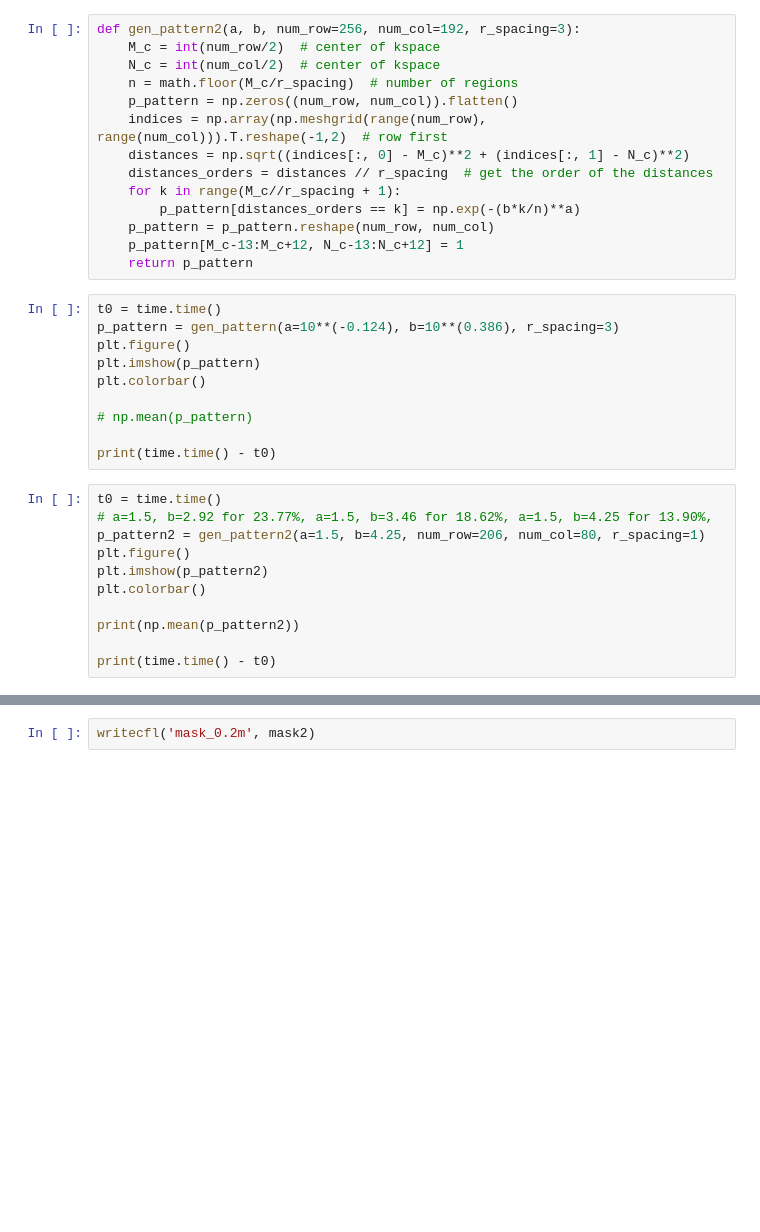
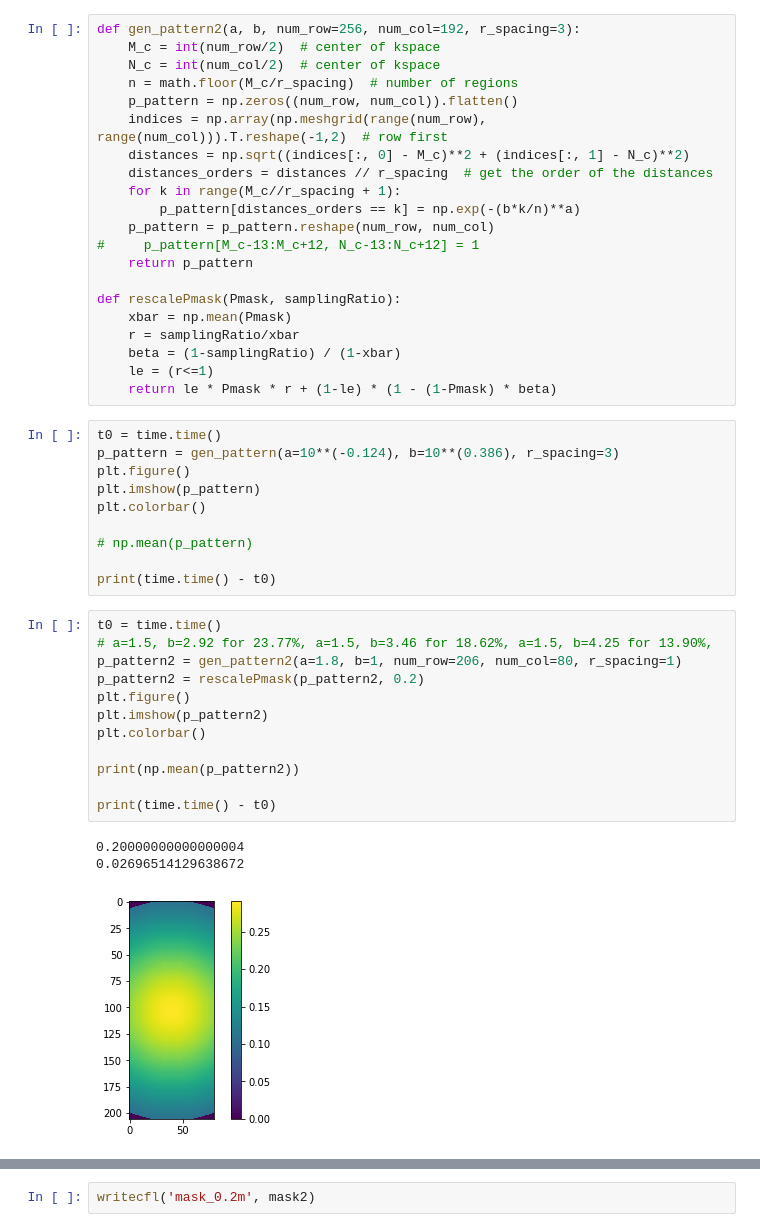
Before and after one commit to Jinwei1209/LARO, a Jupyter notebook: bayesOpt/sum-opt.ipynb, the cells around one changed output, grey strips where cells are left out. Drawn from its saved outputs; the diff is of its cells as text; blank space fills up the shorter version.

```diff
--- a/bayesOpt/sum-opt.ipynb
+++ b/bayesOpt/sum-opt.ipynb
@@ -54,8 +54,15 @@ def gen_pattern2(a, b, num_row=256, num_col=192, r_spacing=3):
     for k in range(M_c//r_spacing + 1):
         p_pattern[distances_orders == k] = np.exp(-(b*k/n)**a)
     p_pattern = p_pattern.reshape(num_row, num_col)
-    p_pattern[M_c-13:M_c+12, N_c-13:N_c+12] = 1
+#     p_pattern[M_c-13:M_c+12, N_c-13:N_c+12] = 1
     return p_pattern
+
+def rescalePmask(Pmask, samplingRatio):
+    xbar = np.mean(Pmask)
+    r = samplingRatio/xbar
+    beta = (1-samplingRatio) / (1-xbar)
+    le = (r<=1)
+    return le * Pmask * r + (1-le) * (1 - (1-Pmask) * beta)
 # %%
 t0 = time.time()
 p_pattern = gen_pattern(a=10**(-0.124), b=10**(0.386), r_spacing=3)
@@ -69,14 +76,19 @@ print(time.time() - t0)
 # %%
 t0 = time.time()
 # a=1.5, b=2.92 for 23.77%, a=1.5, b=3.46 for 18.62%, a=1.5, b=4.25 for 13.90%,
-p_pattern2 = gen_pattern2(a=1.5, b=4.25, num_row=206, num_col=80, r_spacing=1)
+p_pattern2 = gen_pattern2(a=1.8, b=1, num_row=206, num_col=80, r_spacing=1)
+p_pattern2 = rescalePmask(p_pattern2, 0.2)
 plt.figure()
 plt.imshow(p_pattern2)
 plt.colorbar()
 
 print(np.mean(p_pattern2))
 
 print(time.time() - t0)
+# %% [output]
+0.20000000000000004
+0.02696514129638672
+[figure, added]
 # %%
 u = np.random.uniform(0, 1, size=(206, 80))
 mask2 = p_pattern2>u
```
Also changed, not shown: parts of 1 cell of this notebook, 27 other files.
